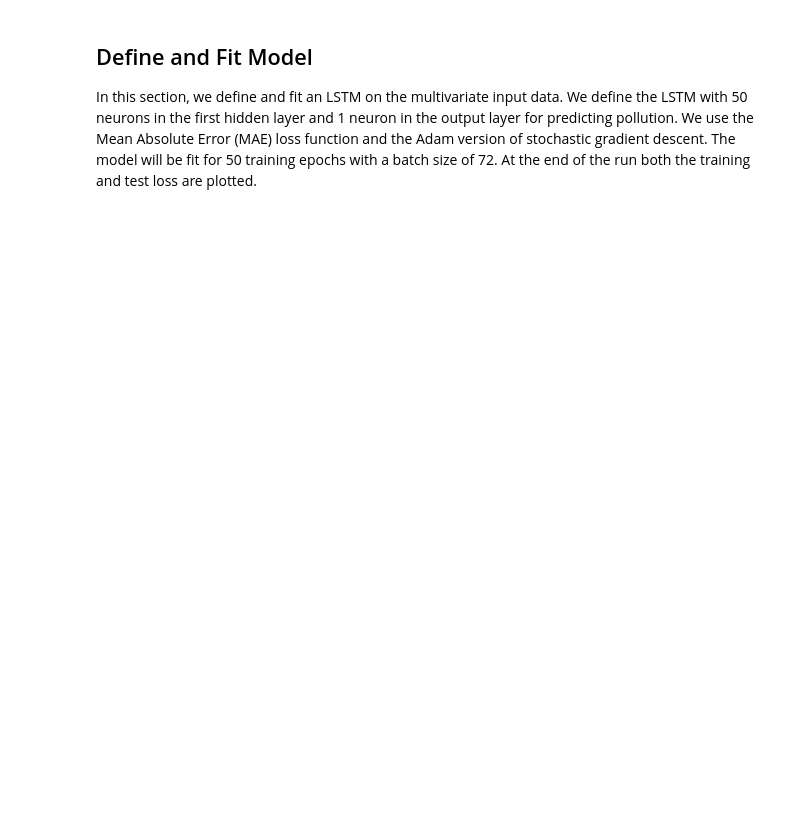
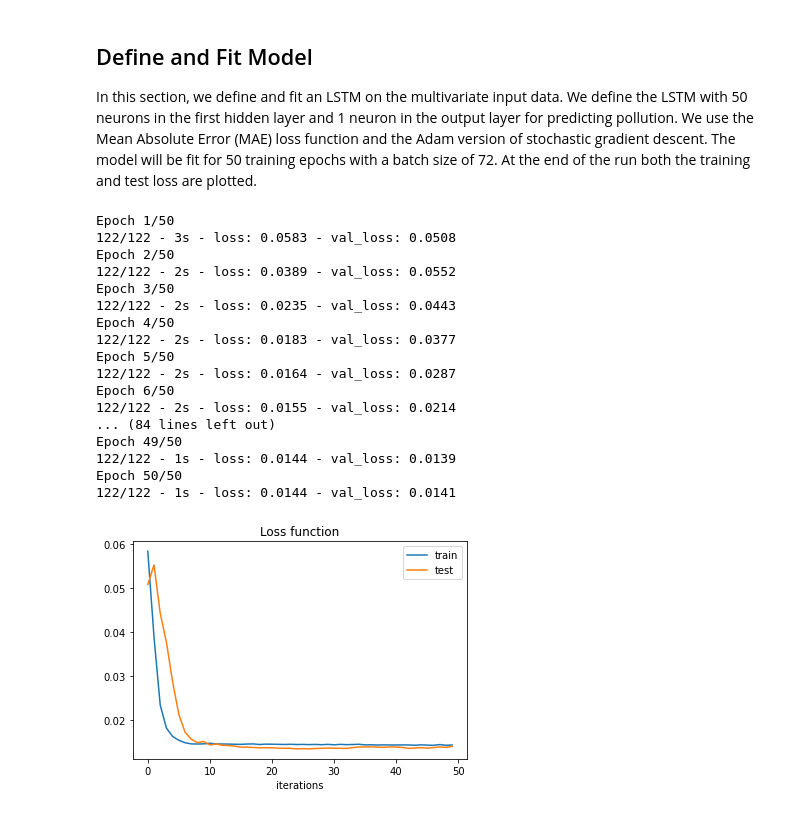
Before and after one commit to pedrovt/aa-labs, a Jupyter notebook: Lab11-sequence_models/TimeSeries_Polution_LSTM.ipynb, the cells around one changed output. Drawn from its saved outputs; the diff is of its cells as text; code cells hidden in the pictures; blank space fills up the shorter version.

```diff
--- a/Lab11-sequence_models/TimeSeries_Polution_LSTM.ipynb
+++ b/Lab11-sequence_models/TimeSeries_Polution_LSTM.ipynb
@@ -118,0 +180,8 @@ def series_to_supervised(data, n_in=1, n_out=1, dropnan=True):
+# %%
+# specify the number of lag hours. You can change this hyper-parameter
+n_hours = 3
+
+# call series_to_supervised to frame data as supervised learning
+reframed = series_to_supervised(scaled)
+
+print(reframed.head(3))
@@ -190,0 +255,19 @@ test_X =  ?  # test_X.shape=(35037,3,8)
+# %%
+# split into input and outputs
+
+n_features =  8  #number of features
+
+n_obs = n_hours * n_features  # 3*8 =24
+
+train_X  = train[:, :-1]   # train_X.shape = (8760, 24)
+train_y = train[:, -1]  # train_y.shape = (8760,)
+
+test_X  =  test[:, :-1]      # test_X.shape = (35037, 24)
+test_y = test[:, -1] # test_y.shape = (35037,)
+
+# reshape input to be 3D [samples, lag_hours, features]
+#train_X = ? # train_X.shape=(8760,3,8)
+#test_X =  ?  # test_X.shape=(35037,3,8)
+train_X = train_X.reshape((train_X.shape[0], 1, train_X.shape[1]))
+test_X = test_X.reshape((test_X.shape[0], 1, test_X.shape[1]))
+print(train_X.shape, train_y.shape, test_X.shape, test_y.shape)
@@ -196,30 +281,49 @@ We define the LSTM with 50 neurons in the first hidden layer and 1 neuron in the
 We use the Mean Absolute Error (MAE) loss function and the Adam version of stochastic gradient descent.
 The model will be fit for 50 training epochs with a batch size of 72.
 At the end of the run both the training and test loss are plotted.
+# %%
+# Sequential model is appropriate to design LSTM RNN
+model = Sequential()
+# train_X : 3D tensor (samples, lag_hours, feature)
+# neurons =50
+# single input_shape = (lag_hours, feature)
+model.add(LSTM(50, input_shape=(train_X.shape[1], train_X.shape[2])))
+model.add(Dense(1))  # 1 neuron in the output layer
+model.compile(loss='mae', optimizer='adam')
 # %%
-# Sequential model is appropriate to design LSTM RNN
-model = Sequential()
-# train_X : 3D tensor (samples, lag_hours, feature)
-# neurons =50
-# single input_shape = (lag_hours, feature)
-model.add(LSTM(50, input_shape=(?)   ))
-model.add(Dense(1))  # 1 neuron in the output layer
-model.compile(loss='mae', optimizer='adam')
-
 # fit network
 #verbose=0 will show nothing (silent)
 #verbose=1 will show an animated progress bar
 #verbose=2 will show the training progress for each epoch (shows loss and val_loss)
 
 history = model.fit(train_X, train_y, epochs=50, batch_size=72, validation_data=(test_X, test_y), verbose=2, shuffle=False)
 
 #  print history
 pyplot.plot(history.history['loss'])
 pyplot.plot(history.history['val_loss'])
 pyplot.title('Loss function')
 pyplot.legend(['train', 'test'])
 pyplot.xlabel('iterations')
 pyplot.show()
+# %% [output]
+Epoch 1/50
+122/122 - 3s - loss: 0.0583 - val_loss: 0.0508
+Epoch 2/50
+122/122 - 2s - loss: 0.0389 - val_loss: 0.0552
+Epoch 3/50
+122/122 - 2s - loss: 0.0235 - val_loss: 0.0443
+Epoch 4/50
+122/122 - 2s - loss: 0.0183 - val_loss: 0.0377
+Epoch 5/50
+122/122 - 2s - loss: 0.0164 - val_loss: 0.0287
+Epoch 6/50
+122/122 - 2s - loss: 0.0155 - val_loss: 0.0214
+... (84 lines left out)
+Epoch 49/50
+122/122 - 1s - loss: 0.0144 - val_loss: 0.0139
+Epoch 50/50
+122/122 - 1s - loss: 0.0144 - val_loss: 0.0141
+[figure, added]
 # %% [markdown]
 ## Evaluate Model
 After the model is fit, we can forecast for the test dataset.
```
Also changed, not shown: parts of 15 cells of this notebook, 2 other files.
